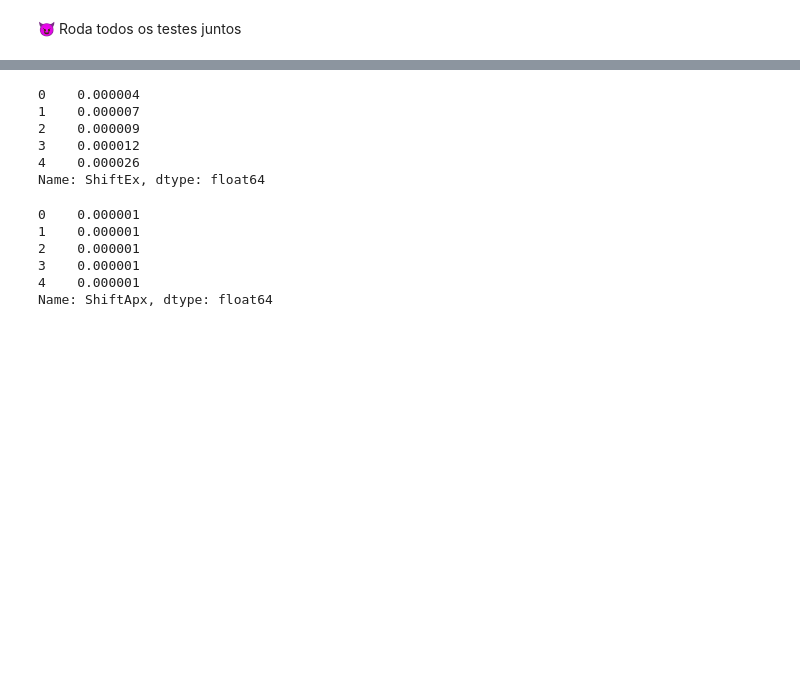
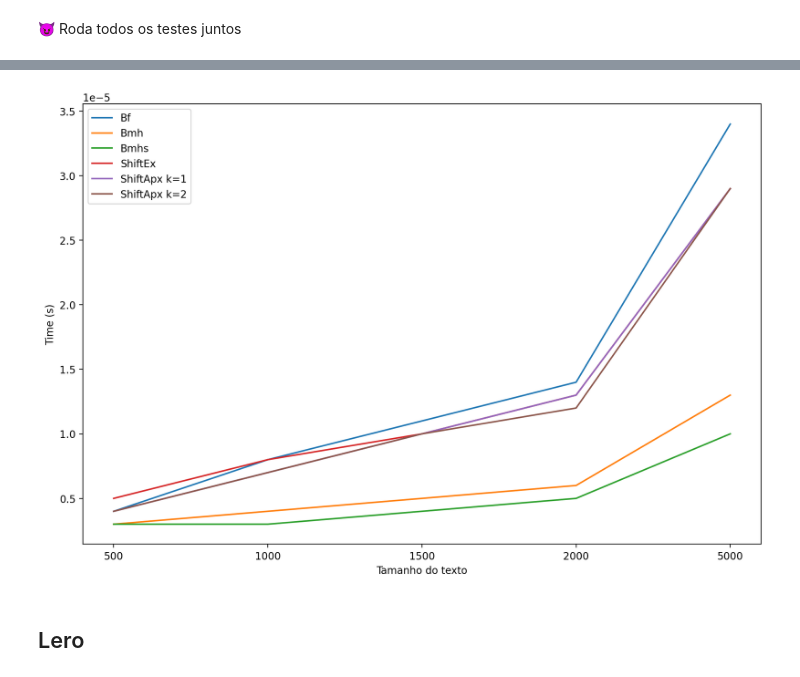
Before and after one commit to hawkilol/pattern-matching-algos, a Jupyter notebook: Pattern_Matching01.ipynb, the cells around one changed output, grey strips where cells are left out. Cells and saved outputs as stored; diff of their text form; code cells hidden in the pictures; blank space fills up the shorter version.

```diff
--- a/Pattern_Matching01.ipynb
+++ b/Pattern_Matching01.ipynb
@@ -1459,18 +1453,34 @@ Name: Bmhs, dtype: float64
-# %%
-df.ShiftEx
-# %% [output]
-0    0.000004
-1    0.000007
-2    0.000009
-3    0.000012
-4    0.000026
-Name: ShiftEx, dtype: float64
-# %%
-df.ShiftApx
-# %% [output]
-0    0.000001
-1    0.000001
-2    0.000001
-3    0.000001
-4    0.000001
-Name: ShiftApx, dtype: float64
+# %%
+#Bf,Bmh,Bmhs,ShiftEx,ShiftApx
+#plt.scatter(df.Bf, df.Bmh, df.Bmhs, df.ShiftEx, df.ShiftApx)
+#plt.show()
+#df = pd.read_csv('/content/TimeTests.csv')
+%matplotlib inline
+plt.figure(figsize=(12,8), dpi= 200, facecolor='w', edgecolor='k')
+
+plt.xlabel("Tamanho do texto")
+plt.ylabel("Time (s)")
+#plt.plot([500,1000,1500,2000,5000], df.Bf, df.Bmh, df.Bmhs, df.ShiftEx, df.ShiftApx)
+
+x = [500,1000,1500,2000,5000]
+plt.xticks(range(len(x)), x);
+
+#plt.figure(figsize=(12,8), dpi= 200, facecolor='w', edgecolor='k')
+
+plt.plot(df.Bf, label='Bf')
+plt.plot(df.Bmh, label='Bmh')
+plt.plot(df.Bmhs, label='Bmhs')
+plt.plot(df.ShiftEx, label='ShiftEx')
+plt.plot(df["ShiftApxk=1"],  label='ShiftApx k=1')
+plt.plot(df["ShiftApxk=2"],  label='ShiftApx k=2')
+
+plt.legend()
+plt.savefig("resultado_ipsun.png")
+
+
+
+plt.show()
+# %% [output]
+[figure, added]
+# %% [markdown]
+## Lero
```
Also changed, not shown: parts of 18 cells of this notebook.
